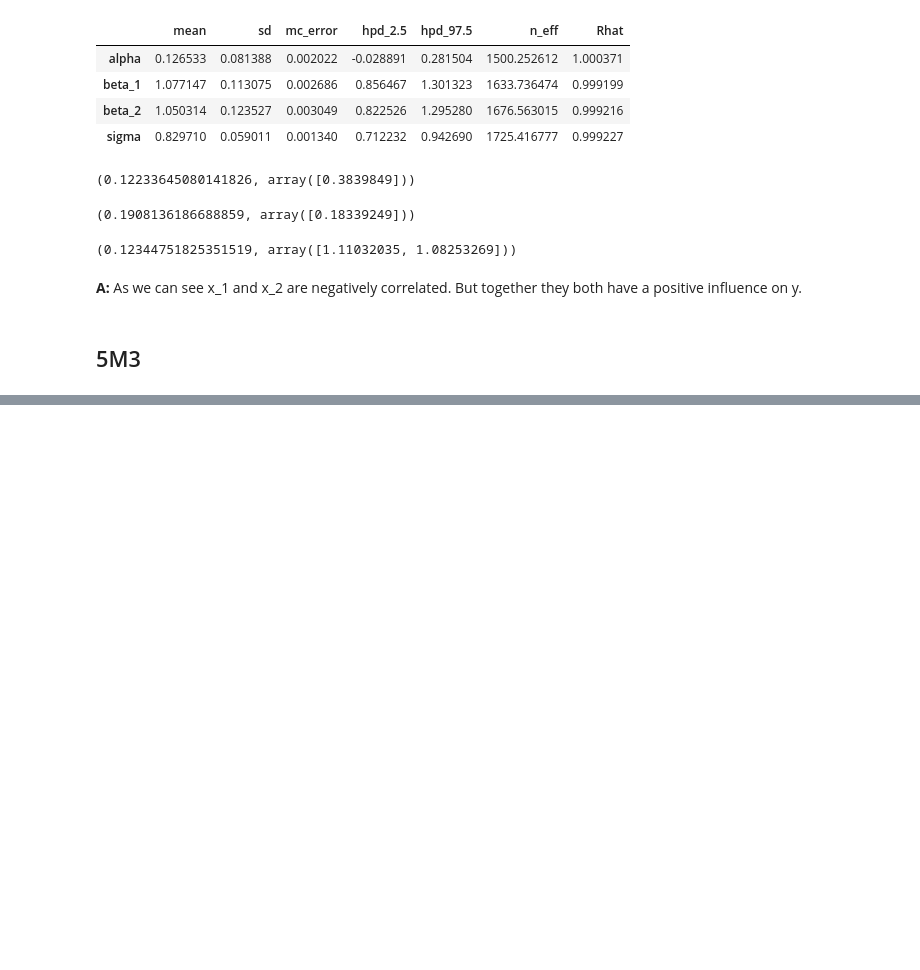
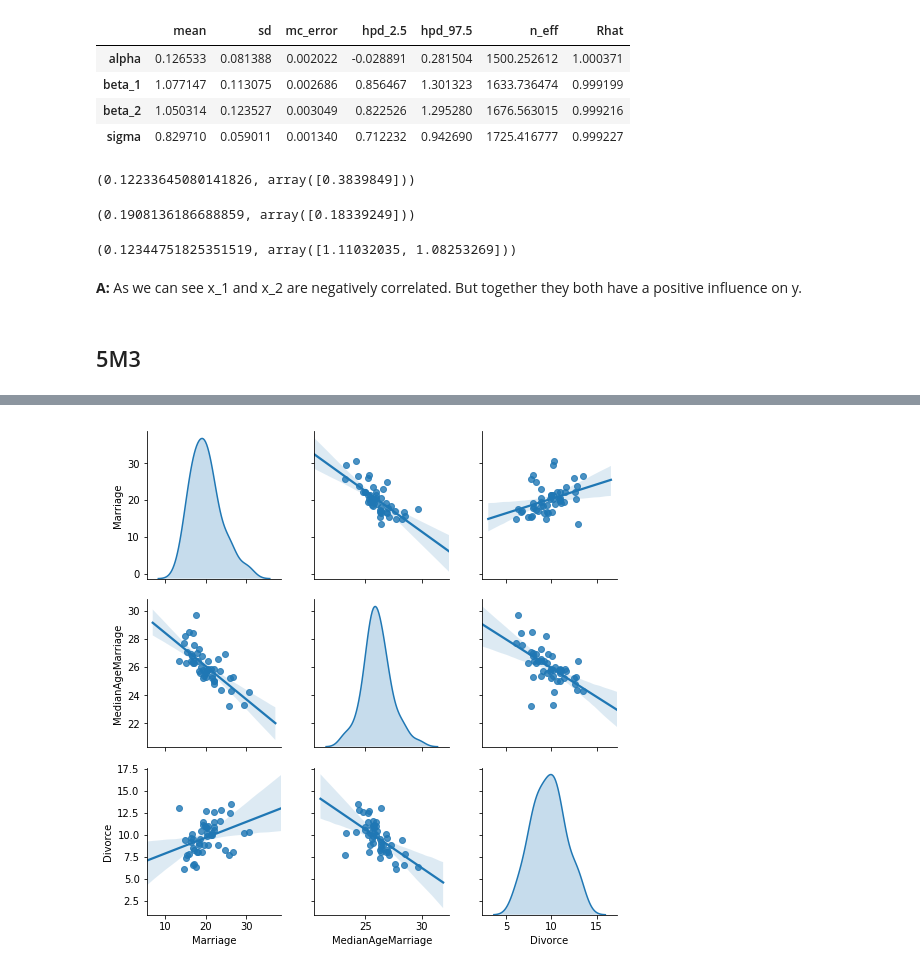
Before and after one commit to Bruschkov/StatisticalRethinking, a Jupyter notebook: chapter05/chapter05_exercises.ipynb, the cells around one changed output, grey strips where cells are left out. Drawn from its saved outputs; the diff is of its cells as text; code cells hidden in the pictures; blank space fills up the shorter version.

```diff
--- a/chapter05/chapter05_exercises.ipynb
+++ b/chapter05/chapter05_exercises.ipynb
@@ -170,0 +182,4 @@ glm_real.intercept_, glm_real.coef_
+# %%
+import pandas as pd
+
+df = pd.read_csv("../datasets/WaffleDivorce.csv", sep=";")
@@ -170,0 +195,7 @@ glm_real.intercept_, glm_real.coef_
+# %%
+import seaborn as sns
+%matplotlib inline
+
+sns.pairplot(df, vars=['Marriage', 'MedianAgeMarriage', 'Divorce'], kind='reg', diag_kind='kde');
+# %% [output]
+[figure, added]
```
Also changed, not shown: parts of 31 cells of this notebook, 3 other files.
